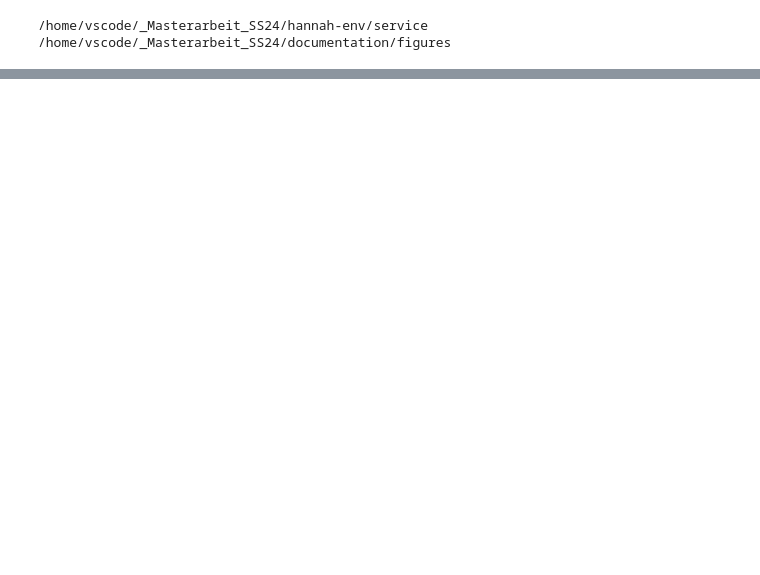
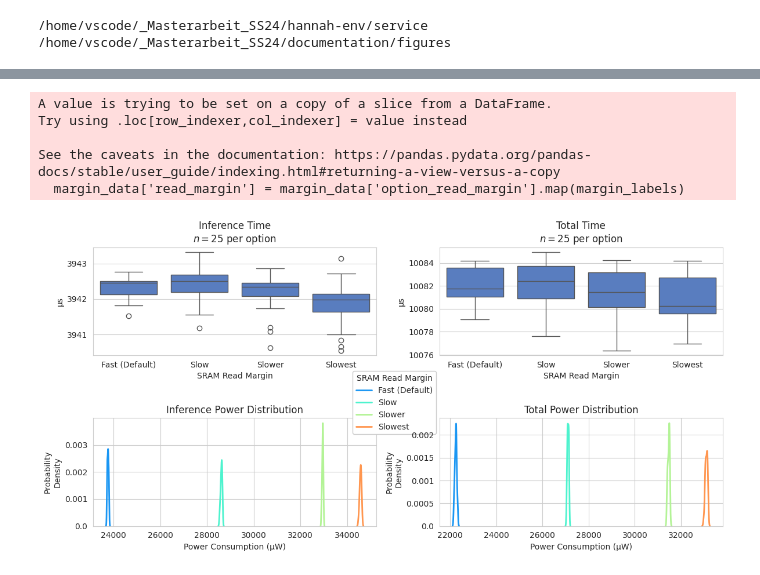
Before and after one commit to ekut-es/netdeployonnx, a Jupyter notebook: netdeployonnx/client/experiment_npu.ipynb, the cells around one changed output, grey strips where cells are left out. Cells and saved outputs as stored; diff of their text form; code cells hidden in the pictures; blank space fills up the shorter version.

```diff
--- a/netdeployonnx/client/experiment_npu.ipynb
+++ b/netdeployonnx/client/experiment_npu.ipynb
@@ -1629,0 +278,74 @@ print('flash = ',end='');pprint(flash_)
+# %%
+margin_labels = {
+   0: 'Slowest',
+   1: 'Slower',
+   2: 'Slow',
+   3: 'Fast (Default)',
+}
+
+margin_data = df_filtered.dropna(subset=['option_read_margin'])
+margin_data['read_margin'] = margin_data['option_read_margin'].map(margin_labels)
+
+samples_per_option = margin_data['read_margin'].value_counts()
+title_suffix = f'\n$n=25$ per option'
+
+fig, ((ax1, ax2), (ax3, ax4)) = plt.subplots(2, 2, figsize=(12, 6))
+
+# Time boxplots
+sns.boxplot(data=margin_data, x='read_margin', y='us_per_inference', ax=ax1)
+ax1.set_title(f'Inference Time{title_suffix}')
+ax1.set_ylabel('µs')
+ax1.set_xlabel('SRAM Read Margin')
+
+sns.boxplot(data=margin_data, x='read_margin', y='us_per_all', ax=ax2)
+ax2.set_title(f'Total Time{title_suffix}')
+ax2.set_ylabel('µs')
+ax2.set_xlabel('SRAM Read Margin')
+
+# Power distributions
+unique_margins = sorted(margin_data['read_margin'].unique())
+rainbow_palette = dict(zip(unique_margins, sns.color_palette('rainbow', n_colors=len(unique_margins))))
+
+n_samples = len(margin_data)
+
+# Create KDE plots and save the legend handles from one plot
+kde1 = sns.kdeplot(data=margin_data, x='uW_per_inference', hue='read_margin',
+                  palette=rainbow_palette, ax=ax3, linewidth=2, legend=True)
+ax3.set_title('Inference Power Distribution')
+ax3.set_xlabel('Power Consumption (µW)')
+
+
+# Add a single legend at the bottom center
+handles, labels = ax3.get_legend_handles_labels()
+y3_ticks = ax3.get_yticks()
+ax3.set_yticklabels([f'{y}' for y in y3_ticks])
+ax3.set_ylabel('Probability\nDensity')
+
+kde2 = sns.kdeplot(data=margin_data, x='uW_per_all', hue='read_margin',
+                  palette=rainbow_palette, ax=ax4, linewidth=2, legend=False)
+ax4.set_title('Total Power Distribution')
+ax4.set_xlabel('Power Consumption (µW)')
+y4_ticks = ax4.get_yticks()
+ax4.set_yticklabels([f'{y}' for y in y4_ticks])
+ax4.set_ylabel('Probability\nDensity')
+
+
+# Get and modify legend
+leg = ax3.get_legend()
+leg.set_bbox_to_anchor((0.45, 0.35), transform=fig.transFigure) # Center of figure
+leg.set_title('SRAM Read Margin')
+leg.set_zorder(1000)  # Set high z-index to show legend on top
+leg.get_frame().set_alpha(1.0)  # Make legend background fully opaque
+leg.get_frame().set_facecolor('white')  # Ensure white background
+
+plt.subplots_adjust(wspace=-0.5, right=0.95, left=0.05)
+plt.tight_layout()
+
+plt.savefig(figures_path / "05_npu_read_margin.pdf", format='pdf', bbox_inches='tight')
+# %% [output]
+A value is trying to be set on a copy of a slice from a DataFrame.
+Try using .loc[row_indexer,col_indexer] = value instead
+
+See the caveats in the documentation: https://pandas.pydata.org/pandas-docs/stable/user_guide/indexing.html#returning-a-view-versus-a-copy
+  margin_data['read_margin'] = margin_data['option_read_margin'].map(margin_labels)
+[figure, added]
```
Also changed, not shown: parts of 25 cells of this notebook.
